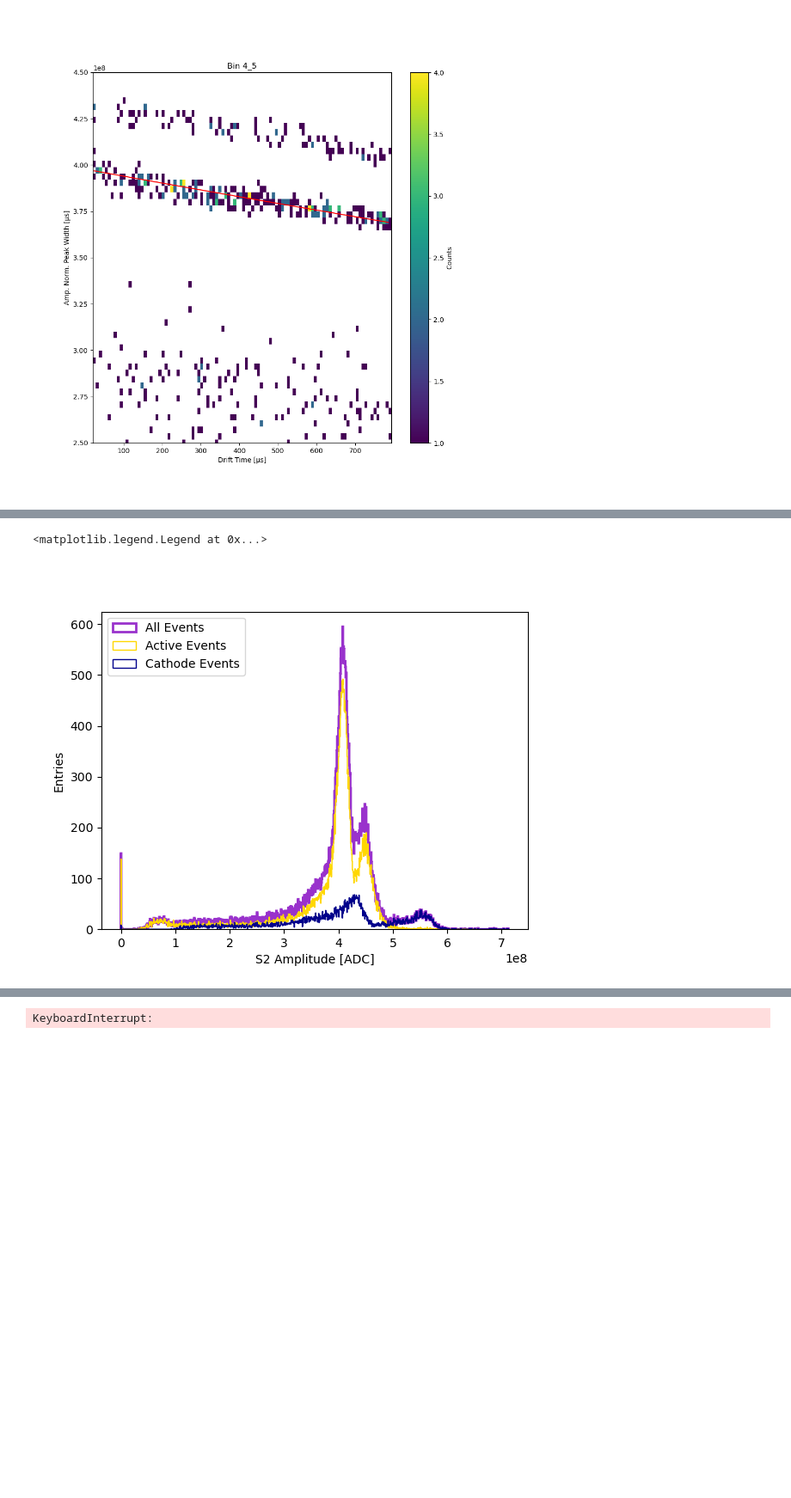
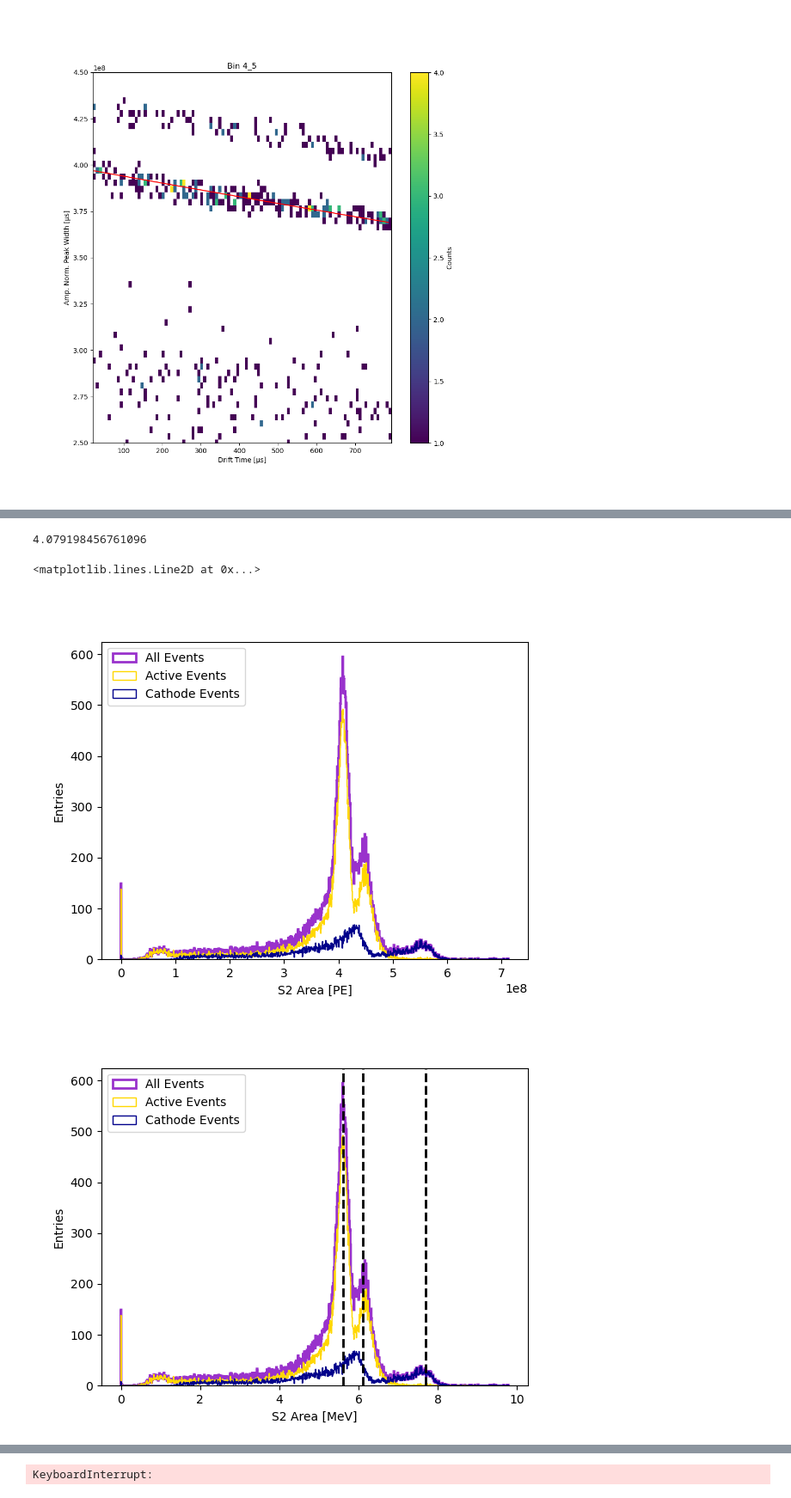
Before and after one commit to kvjmistry/DoubleBeta, a Jupyter notebook: Alphas/notebooks/AnalyzeFilteredWaveforms.ipynb, the cells around one changed output, grey strips where cells are left out. Shown at 86% size. Saved outputs shown, nothing was run; the diff lists cells and outputs as text; code cells hidden in the pictures; blank space fills up the shorter version.

```diff
--- a/Alphas/notebooks/AnalyzeFilteredWaveforms.ipynb
+++ b/Alphas/notebooks/AnalyzeFilteredWaveforms.ipynb
@@ -409,15 +387,37 @@ display(data_properties_active_lt)
 # %%
 # Histogram the S2 energy
 plt.figure()
-
 plt.hist(data_properties_lt.S2_areaC, bins = 1000, histtype = "step", color = "darkorchid", linewidth=2, label = "All Events");
-plt.xlabel("S2 Amplitude [ADC]")
+plt.xlabel("S2 Area [PE]")
 plt.ylabel("Entries")
 
 # plt.hist(data_properties_active[data_properties_active.cath_area < 50e3].S2_area, bins = 200, histtype = "step");
-plt.hist(data_properties_lt[(data_properties_lt.deltaT<794)].S2_areaC, bins = 1000, histtype = "step", label="Active Events", color="gold");
+counts, xbins, _ = plt.hist(data_properties_lt[(data_properties_lt.deltaT<794)].S2_areaC, bins = 1000, histtype = "step", label="Active Events", color="gold");
 plt.hist(data_properties_lt[(data_properties_lt.deltaT>794)].S2_areaC, bins = 1000, histtype = "step", label="Cathode Events", color="DarkBlue");
 plt.legend(loc="upper left")
+
+
+max_bin_index = np.argmax(counts)  # Index of the bin with the most counts
+max_bin_value = xbins[max_bin_index]
+
+print(max_bin_value/1e8)
+PE_to_MeV = 5.6/max_bin_value
+
+plt.figure()
+plt.hist(data_properties_lt.S2_areaC*PE_to_MeV, bins = 1000, histtype = "step", color = "darkorchid", linewidth=2, label = "All Events");
+plt.xlabel("S2 Area [MeV]")
+plt.ylabel("Entries")
+
+# plt.hist(data_properties_active[data_properties_active.cath_area < 50e3].S2_area, bins = 200, histtype = "step");
+counts, xbins, _ = plt.hist(data_properties_lt[(data_properties_lt.deltaT<794)].S2_areaC*PE_to_MeV, bins = 1000, histtype = "step", label="Active Events", color="gold");
+plt.hist(data_properties_lt[(data_properties_lt.deltaT>794)].S2_areaC*PE_to_MeV, bins = 1000, histtype = "step", label="Cathode Events", color="DarkBlue");
+plt.legend(loc="upper left")
+
+plt.axvline(5.6, linestyle = "--", color = "k", linewidth = 2)
+plt.axvline(6.1, linestyle = "--", color = "k", linewidth = 2)
+plt.axvline(7.7, linestyle = "--", color = "k", linewidth = 2)
 # %% [output]
-<matplotlib.legend.Legend at 0x...>
+4.079198456761096
+<matplotlib.lines.Line2D at 0x...>
-[figure, old version]
+[figure, new version]
+[figure, added]
```
Also changed, not shown: parts of 5 cells of this notebook.
